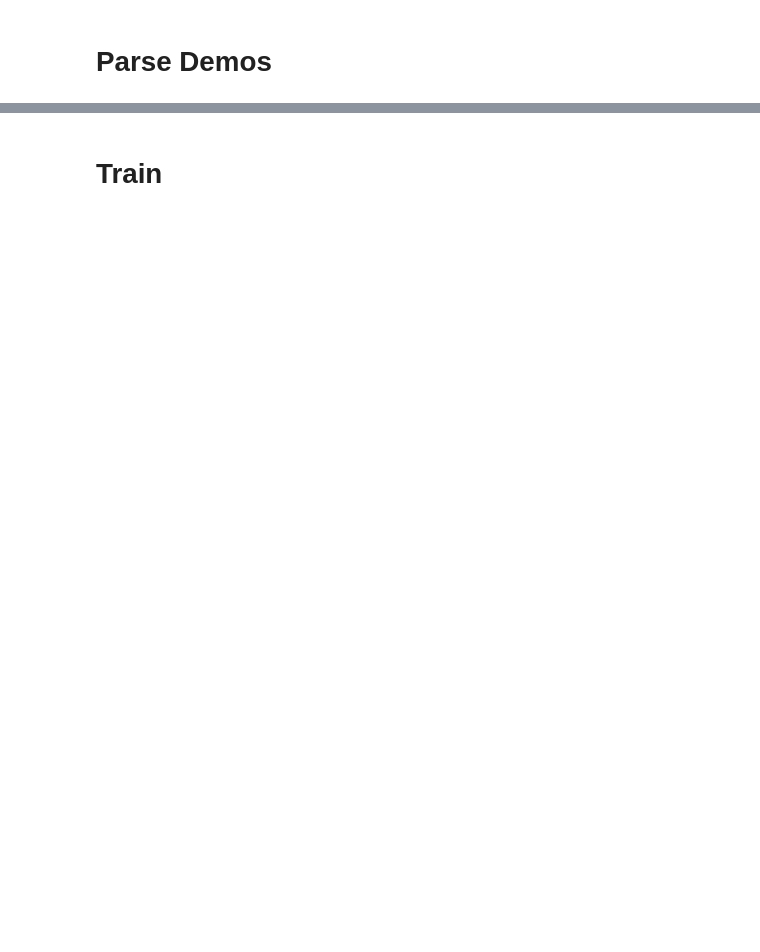
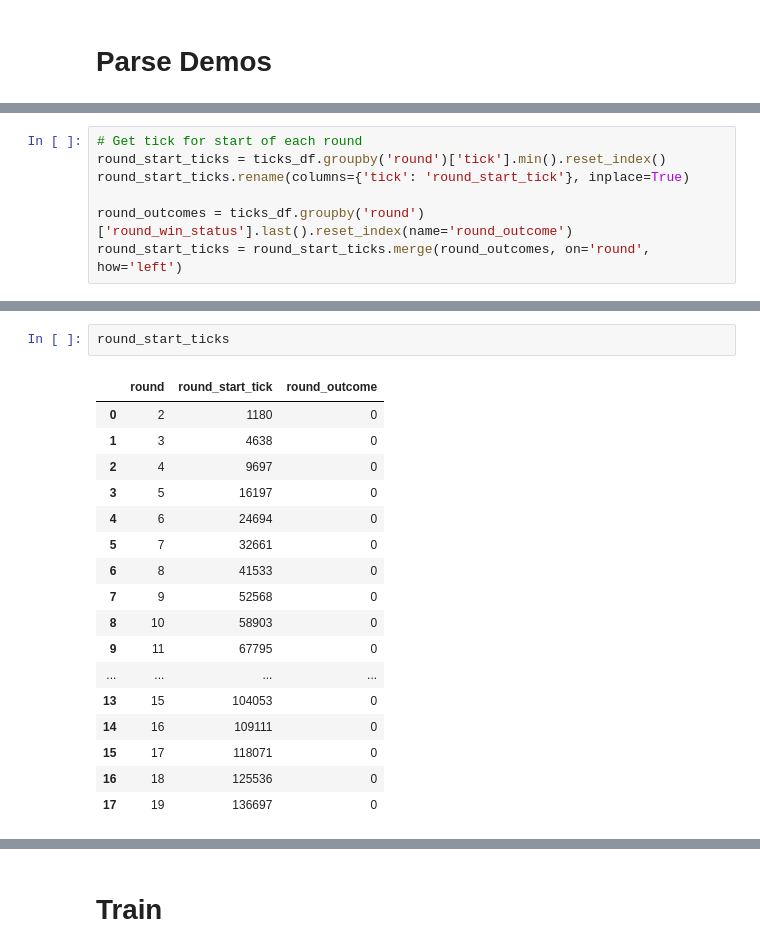
Before and after one commit to ivo08/demoparser-main, a Jupyter notebook: model/before_round.ipynb, the cells around one changed output, grey strips where cells are left out. Saved outputs shown, nothing was run; the diff lists cells and outputs as text; blank space fills up the shorter version.

```diff
--- a/model/before_round.ipynb
+++ b/model/before_round.ipynb
@@ -91,0 +150,7 @@ ticks_df.head()
+# %%
+# Get tick for start of each round
+round_start_ticks = ticks_df.groupby('round')['tick'].min().reset_index()
+round_start_ticks.rename(columns={'tick': 'round_start_tick'}, inplace=True)
+
+round_outcomes = ticks_df.groupby('round')['round_win_status'].last().reset_index(name='round_outcome')
+round_start_ticks = round_start_ticks.merge(round_outcomes, on='round', how='left')
@@ -91,0 +190,20 @@ ticks_df.head()
+# %%
+round_start_ticks
+# %% [output]
+|  | round | round_start_tick | round_outcome |
+| 0 | 2 | 1180 | 0 |
+| 1 | 3 | 4638 | 0 |
+| 2 | 4 | 9697 | 0 |
+| 3 | 5 | 16197 | 0 |
+| 4 | 6 | 24694 | 0 |
+| 5 | 7 | 32661 | 0 |
+| 6 | 8 | 41533 | 0 |
+| 7 | 9 | 52568 | 0 |
+| 8 | 10 | 58903 | 0 |
+| 9 | 11 | 67795 | 0 |
+| ... | ... | ... | ... |
+| 13 | 15 | 104053 | 0 |
+| 14 | 16 | 109111 | 0 |
+| 15 | 17 | 118071 | 0 |
+| 16 | 18 | 125536 | 0 |
+| 17 | 19 | 136697 | 0 |
```
Also changed, not shown: parts of 23 cells of this notebook, 2 other files.
